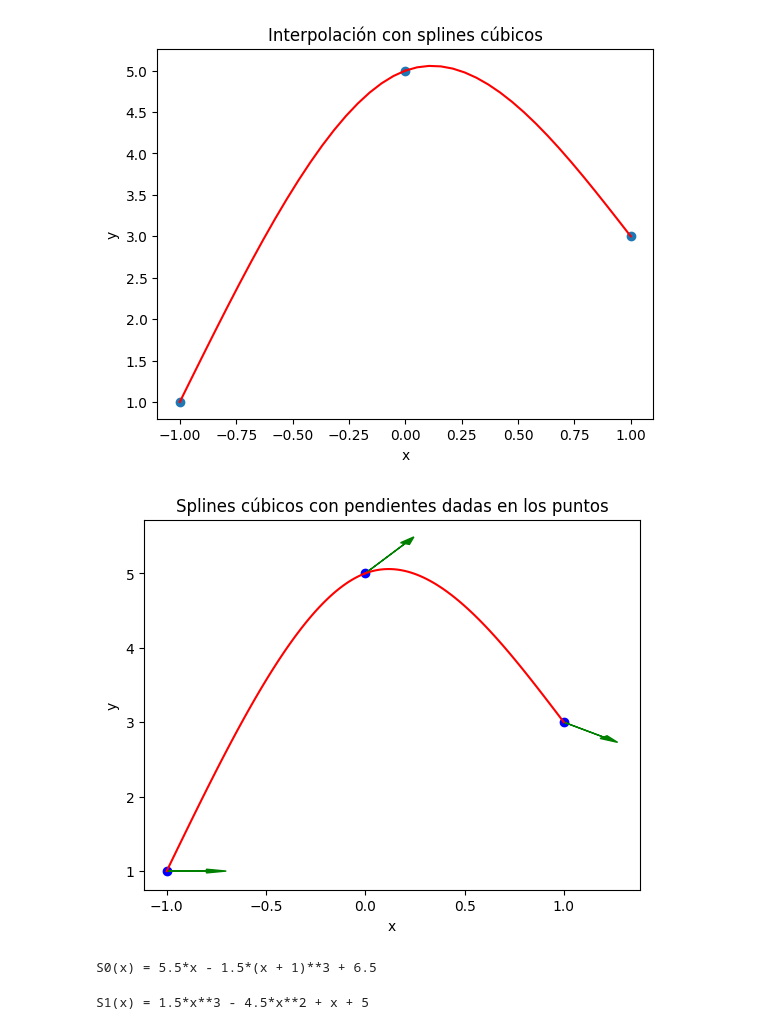
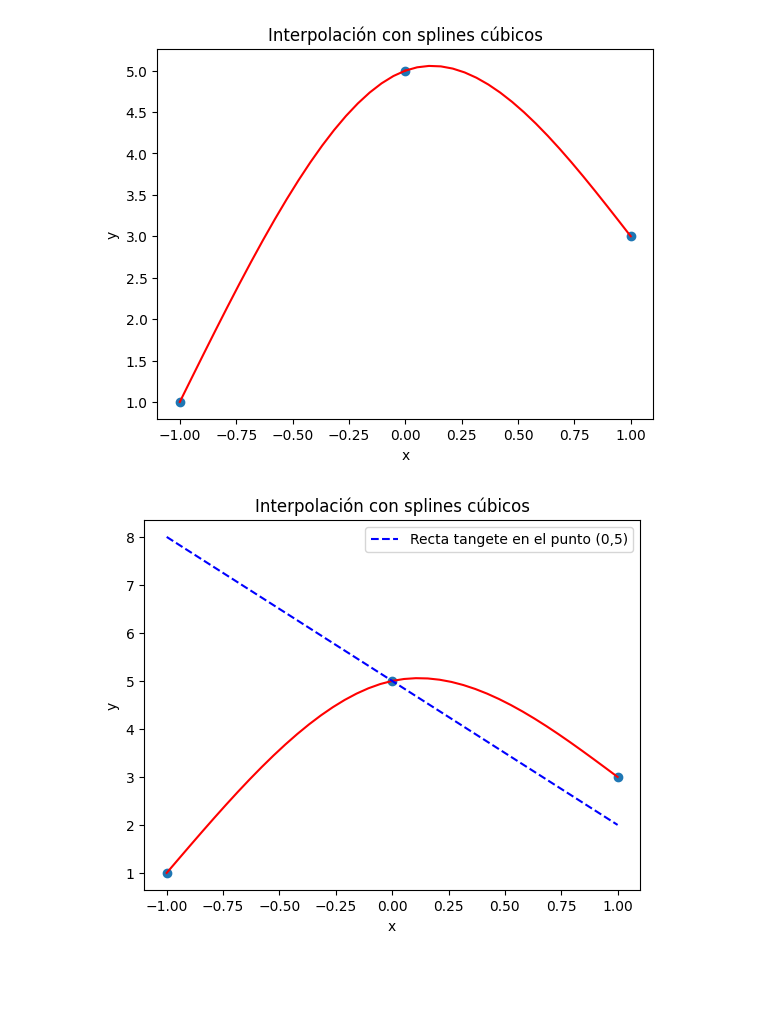
Before and after one commit to keyaru18/EXAMEN1_MetodosNumericos, a Jupyter notebook: Pregunta_8.ipynb, the cells around one changed output. Cells and saved outputs as stored; diff of their text form; code cells hidden in the pictures; blank space fills up the shorter version.

```diff
--- a/Pregunta_8.ipynb
+++ b/Pregunta_8.ipynb
@@ -34,65 +34,40 @@ plt.show()
 # %% [output]
 [figure]
 # %%
-# Definimos las pendientes deseadas en los puntos dados
-slopes = [0, 2, -1]  # Ejemplo de pendientes en xs[0], xs[1], xs[2]
+import matplotlib.pyplot as plt
+import numpy as np
 
-plt.figure()
+def Spline(x: float, x0: float, pars: dict[str, float]) -> float:
+    a = pars["a"]
+    b = pars["b"]
+    c = pars["c"]
+    d = pars["d"]
+    return a + b * (x - x0) + c * (x - x0) ** 2 + d * (x - x0) ** 3
+
+xs = [-1, 0, 1]
+ys = [1, 5, 3]
+s = [
+    {"a": 1, "b": 5.5, "c": 0, "d": -1.5},
+    {"a": 5, "b": 1, "c": -4.5, "d": 1.5},
+]
 for i, x_i in enumerate(xs[:-1]):
-    _x = np.linspace(x_i, xs[i + 1], 100)
+    _x = np.linspace(x_i, xs[i + 1], 20)
     _y = Spline(_x, x_i, s[i])
     plt.plot(_x, _y, color="red")
 
-# Graficar los puntos originales
-plt.scatter(xs, ys, color="blue")
 
-# Graficar las pendientes en los puntos dados
-for xi, yi, m in zip(xs, ys, slopes):
-    plt.arrow(xi, yi, 0.2, 0.2 * m, head_width=0.05, head_length=0.1, fc='green', ec='green')
+# Graficar la recta tangente en el punto (0,5) con una pendiente de -3
+x_tangent = np.linspace(-1, 1, 100)
+y_tangent = 5 - 3 * (x_tangent - 0)
+plt.plot(x_tangent, y_tangent, color="blue", linestyle='--', label='Recta tangete en el punto (0,5)')
+plt.legend()
 
+
+
+plt.scatter(xs, ys)
 plt.xlabel("x")
 plt.ylabel("y")
-plt.title("Splines cúbicos con pendientes dadas en los puntos")
+plt.title("Interpolación con splines cúbicos")
 plt.show()
 # %% [output]
-[figure, old version]
+[figure, new version]
-# %%
-from numpy import isnan
-from sympy import symbols, simplify
-
-# Expresión del spline S0(x) = a + b*(x - x0) + c*(x - x0)^2 + d*(x - x0)^3
-# Usamos los valores de s[0] y x0 = xs[0]
-a = s[0]["a"]
-b = s[0]["b"]
-c = s[0]["c"]
-d = s[0]["d"]
-x0 = xs[0]
-
-def S0_expr(x):
-    return a + b * (x - x0) + c * (x - x0) ** 2 + d * (x - x0) ** 3
-
-# Mostramos la expresión simbólica
-
-x = symbols('x')
-S0_symbolic = simplify(a + b * (x - x0) + c * (x - x0)**2 + d * (x - x0)**3)
-print(f"S0(x) = {S0_symbolic}")
-# %% [output]
-S0(x) = 5.5*x - 1.5*(x + 1)**3 + 6.5
-# %%
-from sympy import symbols, simplify, nan
-
-# Parámetros del spline S1
-try:
-    a1 = s[1]["a"]
-    b1 = s[1]["b"]
-    c1 = s[1]["c"]
-    d1 = s[1]["d"]
-    x1 = xs[1]
-    x_sym = symbols('x')
-    S1_symbolic = simplify(a1 + b1 * (x_sym - x1) + c1 * (x_sym - x1)**2 + d1 * (x_sym - x1)**3)
-except Exception:
-    S1_symbolic = nan
-
-print(f"S1(x) = {S1_symbolic}")
-# %% [output]
-S1(x) = 1.5*x**3 - 4.5*x**2 + x + 5
```
Also changed, not shown: 2 other files.
